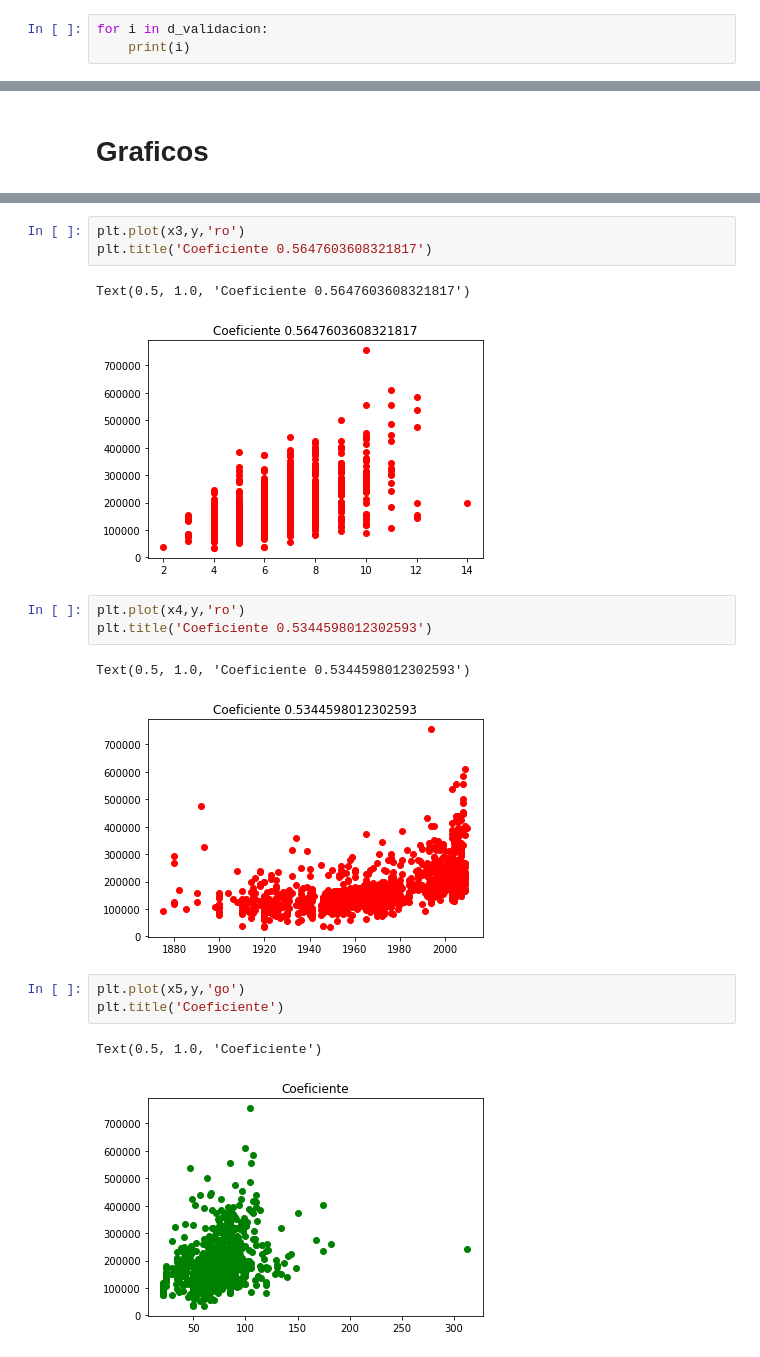
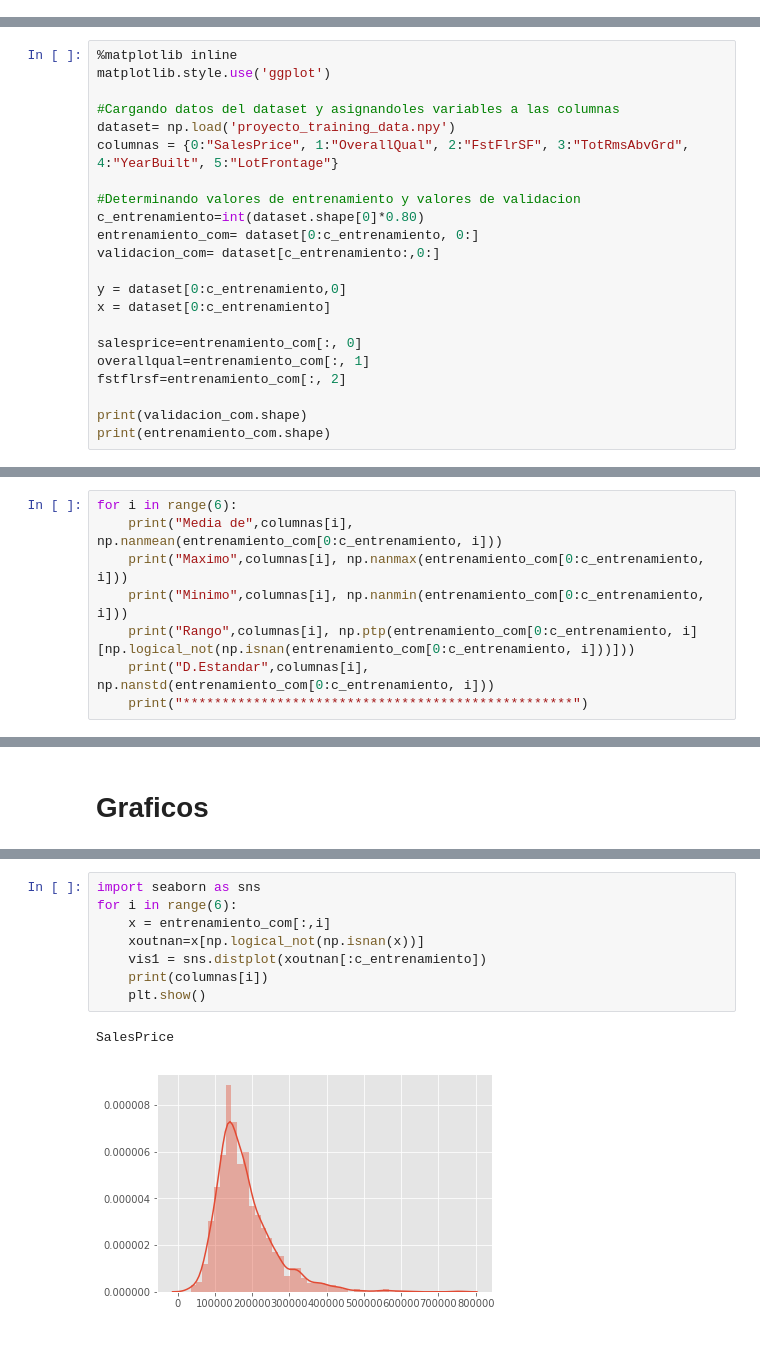
Before and after one commit to ariel91/Python, a Jupyter notebook: Tareas/19002065_final_RegresionLineal.ipynb, the cells around one changed output, grey strips where cells are left out. Saved outputs shown, nothing was run; the diff lists cells and outputs as text.

Commit message:
Ultima version del proyecto

```diff
--- a/Tareas/19002065_final_RegresionLineal.ipynb
+++ b/Tareas/19002065_final_RegresionLineal.ipynb
@@ -68,3 +11,0 @@ d_validacion.shape
-# %%
-for i in d_validacion:
-    print(i)
@@ -125,0 +12,22 @@ ds5=np.nanstd(x5)
+# %%
+%matplotlib inline
+matplotlib.style.use('ggplot')
+
+#Cargando datos del dataset y asignandoles variables a las columnas
+dataset= np.load('proyecto_training_data.npy')
+columnas = {0:"SalesPrice", 1:"OverallQual", 2:"FstFlrSF", 3:"TotRmsAbvGrd", 4:"YearBuilt", 5:"LotFrontage"}
+
+#Determinando valores de entrenamiento y valores de validacion
+c_entrenamiento=int(dataset.shape[0]*0.80)
+entrenamiento_com= dataset[0:c_entrenamiento, 0:]
+validacion_com= dataset[c_entrenamiento:,0:]
+
+y = dataset[0:c_entrenamiento,0]
+x = dataset[0:c_entrenamiento]
+
+salesprice=entrenamiento_com[:, 0]
+overallqual=entrenamiento_com[:, 1]
+fstflrsf=entrenamiento_com[:, 2]
+
+print(validacion_com.shape)
+print(entrenamiento_com.shape)
@@ -125,0 +39,8 @@ ds5=np.nanstd(x5)
+# %%
+for i in range(6):
+    print("Media de",columnas[i], np.nanmean(entrenamiento_com[0:c_entrenamiento, i]))
+    print("Maximo",columnas[i], np.nanmax(entrenamiento_com[0:c_entrenamiento, i]))
+    print("Minimo",columnas[i], np.nanmin(entrenamiento_com[0:c_entrenamiento, i]))
+    print("Rango",columnas[i], np.ptp(entrenamiento_com[0:c_entrenamiento, i][np.logical_not(np.isnan(entrenamiento_com[0:c_entrenamiento, i]))]))
+    print("D.Estandar",columnas[i], np.nanstd(entrenamiento_com[0:c_entrenamiento, i]))
+    print("**************************************************")
@@ -184,18 +67,11 @@ Text(0.5, 1.0, 'Coeficiente 0.6163212083344694')
-# %%
-plt.plot(x3,y,'ro')
-plt.title('Coeficiente 0.5647603608321817')
-# %% [output]
-Text(0.5, 1.0, 'Coeficiente 0.5647603608321817')
-[figure, removed]
-# %%
-plt.plot(x4,y,'ro')
-plt.title('Coeficiente 0.5344598012302593')
-# %% [output]
-Text(0.5, 1.0, 'Coeficiente 0.5344598012302593')
-[figure, removed]
-# %%
-plt.plot(x5,y,'go')
-plt.title('Coeficiente')
-# %% [output]
-Text(0.5, 1.0, 'Coeficiente')
-[figure, removed]
+# %%
+import seaborn as sns
+for i in range(6):
+    x = entrenamiento_com[:,i]
+    xoutnan=x[np.logical_not(np.isnan(x))]
+    vis1 = sns.distplot(xoutnan[:c_entrenamiento])
+    print(columnas[i])
+    plt.show()
+# %% [output]
+SalesPrice
+[figure, added]
```
Also changed, not shown: parts of 52 cells of this notebook.
